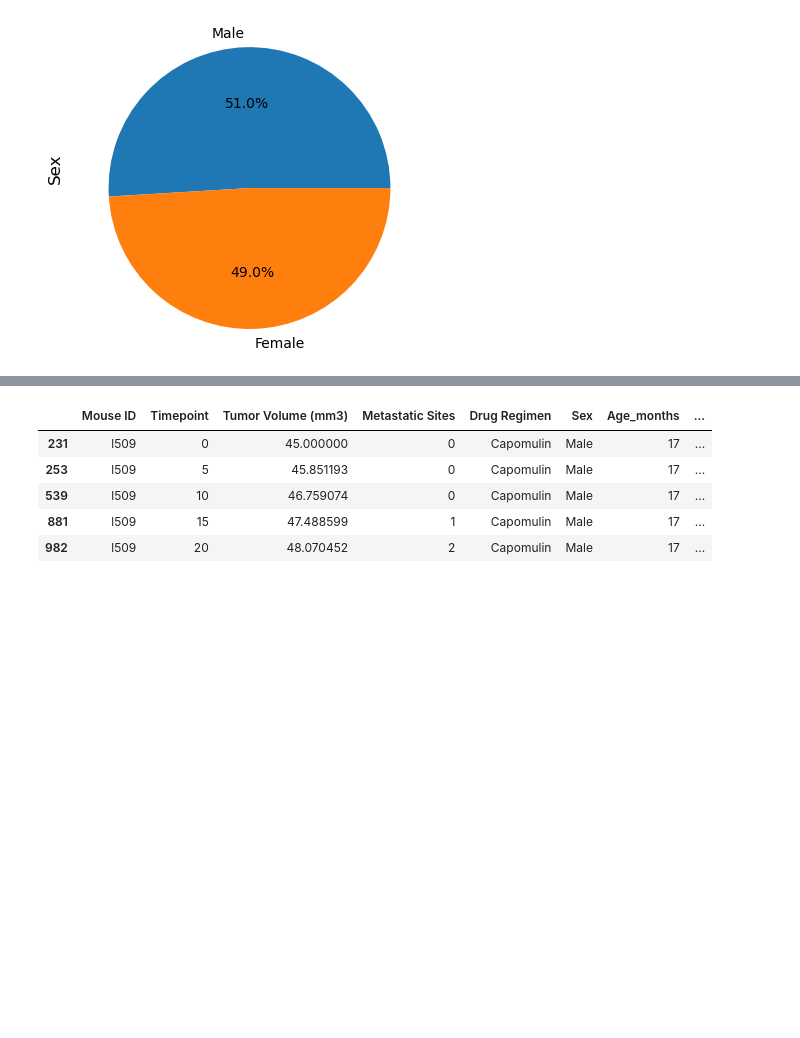
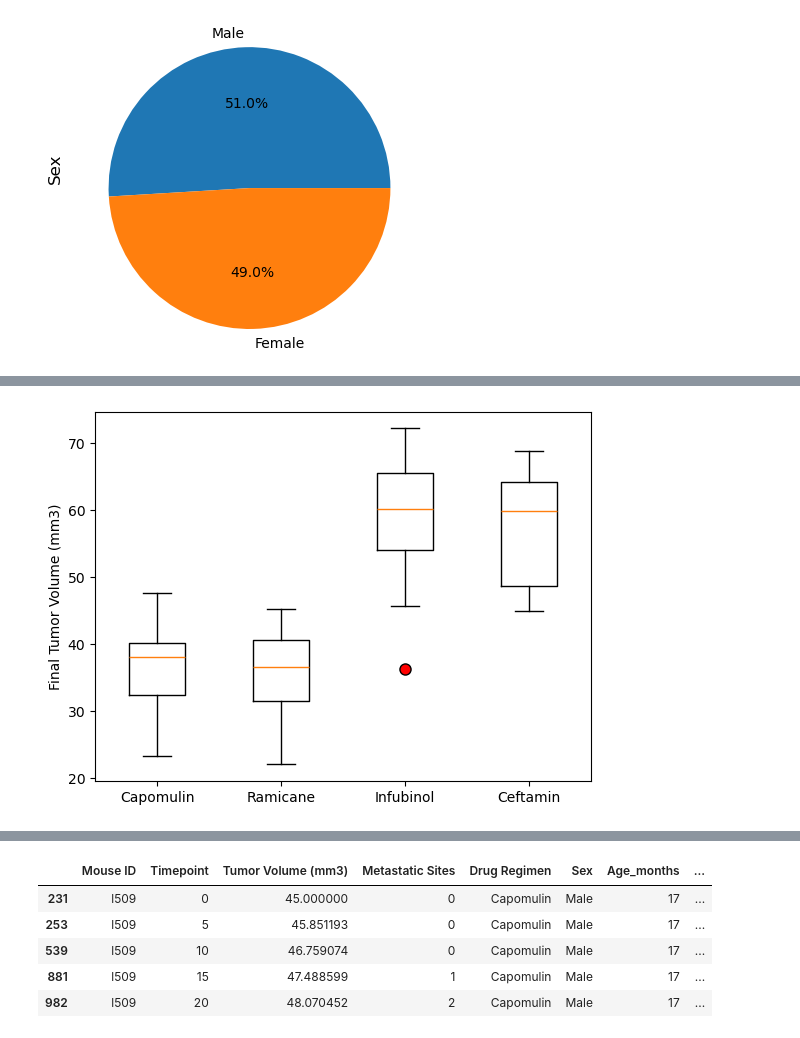
Before and after one commit to MarkOlsonMN/matplotlib-challenge, a Jupyter notebook: Pymaceuticals/Pymaceuticals_Jupyter_Notebook.ipynb, the cells around one changed output, grey strips where cells are left out. Cells and saved outputs as stored; diff of their text form; code cells hidden in the pictures; blank space fills up the shorter version.

Commit message:
partial assignment save point 5 - added box plot

```diff
--- a/Pymaceuticals/Pymaceuticals_Jupyter_Notebook.ipynb
+++ b/Pymaceuticals/Pymaceuticals_Jupyter_Notebook.ipynb
@@ -461,3 +460,22 @@ plt.show()
 
 
 # Merge this group df with the original DataFrame to get the tumor volume at the last timepoint
+# %%
+# Calculate the final tumor volume of each mouse across four of the treatment regimens:
+# Capomulin, Ramicane, Infubinol, and Ceftamin
+
+# Start by getting the last (greatest) timepoint for each mouse
+mouse_greatest_timepoint_df = clean_df.groupby("Mouse ID")["Timepoint"].max().reset_index()
+
+print( "mouse_greatest_timepoint_df: " + str(type(mouse_greatest_timepoint_df)) )    # mouse_greatest_timepoint_df: <class 'pandas.core.frame.DataFrame'>
+
+
+# Merge this group df with the original DataFrame to get the tumor volume at the last timepoint
+tumor_volume_at_last_timepoint_df = pd.merge(clean_df, mouse_greatest_timepoint_df, on=["Mouse ID", "Timepoint"], how='inner')
+
+print( "tumor_volume_at_last_timepoint_df: " + str(type(tumor_volume_at_last_timepoint_df)) )    # tumor_volume_at_last_timepoint_df: <class 'pandas.core.frame.DataFrame'>
+print(tumor_volume_at_last_timepoint_df)
+
+print("")
+mouse_l509_df = tumor_volume_at_last_timepoint_df[ (tumor_volume_at_last_timepoint_df['Mouse ID'] == "l509") ]
+print(mouse_l509_df)
@@ -480,0 +576,8 @@ plt.show()
+# %%
+RED_CIRCLE_OUTLIER = {"marker":'o', "markerfacecolor":'r', "markersize":8, "linestyle":'none'}  # define the format for Red Circle outlier
+
+plt.boxplot(tumor_volume_data_list, labels=regimen_groups_of_interest_list, flierprops=RED_CIRCLE_OUTLIER)
+plt.ylabel("Final Tumor Volume (mm3)")  # Add the y-axis heading
+plt.show()
+# %% [output]
+[figure, added]
```
Also changed, not shown: parts of 13 cells of this notebook.
